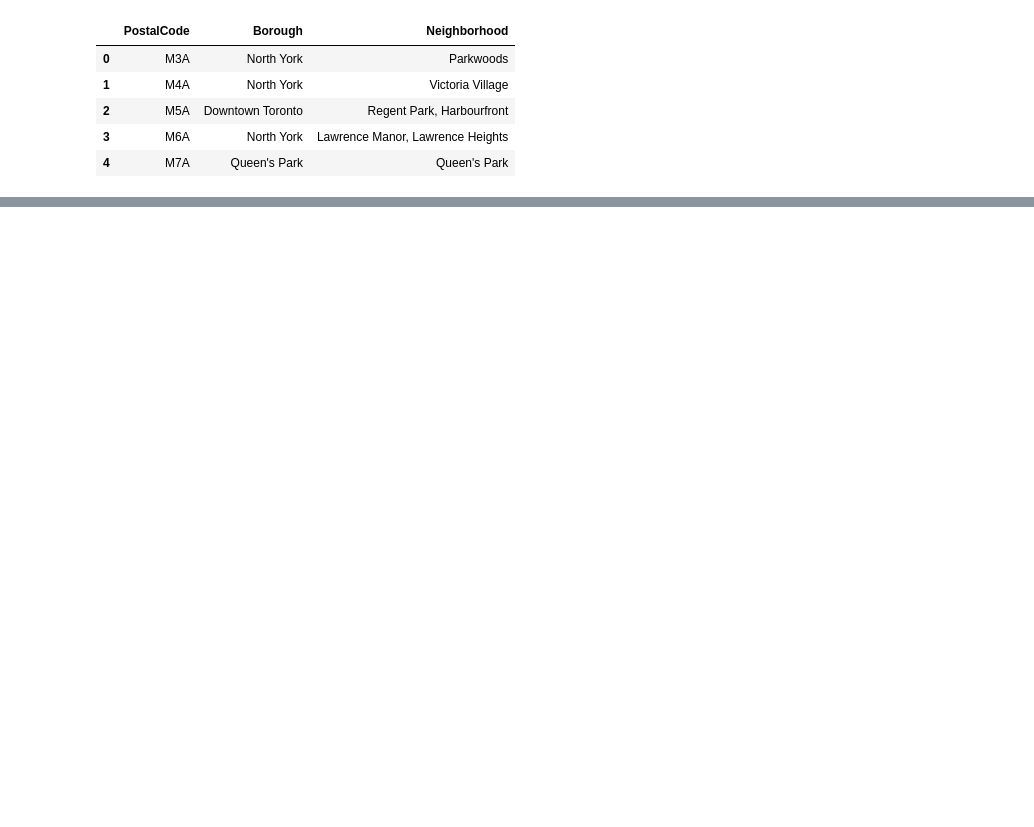
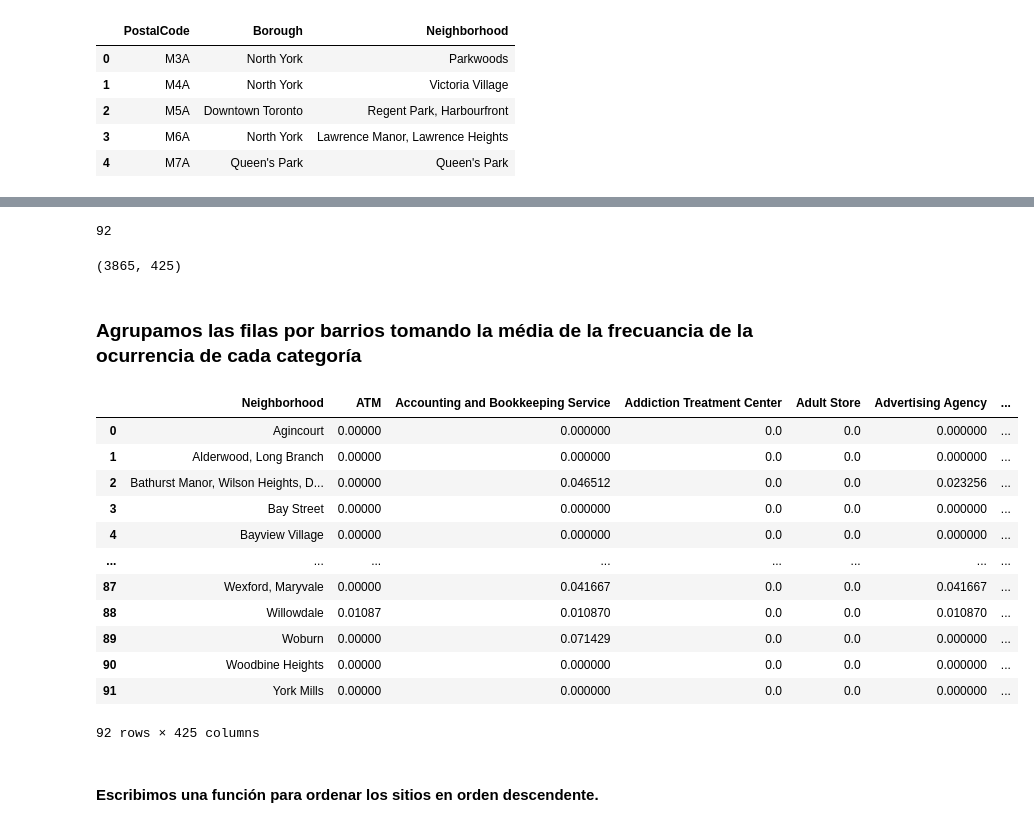
Before and after one commit to LopezAlejo02/Coursera_Capstone, a Jupyter notebook: Toronto neighborhood segmentation.ipynb, the cells around one changed output, grey strips where cells are left out. Drawn from its saved outputs; the diff is of its cells as text; code cells hidden in the pictures; blank space fills up the shorter version.

```diff
--- a/Toronto neighborhood segmentation.ipynb
+++ b/Toronto neighborhood segmentation.ipynb
@@ -125,0 +95,7 @@ Toronto_neighborhoods
+# %%
+# Agregamos las latitudes y longitudes al dataframe de vecindarios
+Toronto_neighborhoods.insert(3,'Latitude',latitudes)
+Toronto_neighborhoods.insert(4,'Longitude',longitudes)
+# limpiamos los datos, comprobando si hay algún dato no valido y eliminado ese registro
+Toronto_neighborhoods = Toronto_neighborhoods[Toronto_neighborhoods['Latitude'].notna()]
+Toronto_neighborhoods
@@ -125,0 +118,22 @@ Toronto_neighborhoods
+# %%
+# Obtenemos la latitud y la longitud de la ciudad de Toronto del primer registro de las listas de latitudes y longitudes
+
+# crear un mapa de Toronto utilizando los valores de latitud y longitud
+
+map_toronto = folium.Map(location=[latitudes[0],longitudes[0]], zoom_start=10)
+
+# añadir marcadores al mapa
+for lat, lng, borough, neighborhood in zip(Toronto_neighborhoods['Latitude'], Toronto_neighborhoods['Longitude'], Toronto_neighborhoods['Borough'], Toronto_neighborhoods['Neighborhood']):
+    label = '{}, {}'.format(neighborhood, borough)
+    label = folium.Popup(label, parse_html=True)
+    folium.CircleMarker(
+        [lat, lng],
+        radius=5,
+        popup=label,
+        color='blue',
+        fill=True,
+        fill_color='#3186cc',
+        fill_opacity=0.7,
+        parse_html=False).add_to(map_toronto)
+
+map_toronto
@@ -125,0 +213,3 @@ Toronto_neighborhoods
+# %%
+names, latitudes, longitudes =  list(Toronto_neighborhoods.loc[:,'Neighborhood']), list(Toronto_neighborhoods.loc[:,'Latitude']), list(Toronto_neighborhoods.loc[:,'Longitude'])
+venues = getNearbyVenues(names, latitudes, longitudes)
@@ -125,0 +234,35 @@ Toronto_neighborhoods
+# %%
+len(venues['Neighborhood'].unique())
+# %% [output]
+92
+# %%
+# codificación
+venues_onehot = pd.get_dummies(venues[['Venue Category']], prefix="", prefix_sep="")
+
+# añadir la columna de barrio de regreso al dataframe en la primera posición
+venues_onehot.insert(0,'Neighborhood',venues['Neighborhood'])
+
+venues_onehot.shape
+# %% [output]
+(3865, 425)
+# %% [markdown]
+### Agrupamos las filas por barrios tomando la média de la frecuancia de la ocurrencia de cada categoría
+# %%
+venues_grouped = venues_onehot.groupby('Neighborhood').mean().reset_index()
+venues_grouped
+# %% [output]
+|  | Neighborhood | ATM | Accounting and Bookkeeping Service | Addiction Treatment Center | Adult Store | Advertising Agency | ... |
+| 0 | Agincourt | 0.00000 | 0.000000 | 0.0 | 0.0 | 0.000000 | ... |
+| 1 | Alderwood, Long Branch | 0.00000 | 0.000000 | 0.0 | 0.0 | 0.000000 | ... |
+| 2 | Bathurst Manor, Wilson Heights, D... | 0.00000 | 0.046512 | 0.0 | 0.0 | 0.023256 | ... |
+| 3 | Bay Street | 0.00000 | 0.000000 | 0.0 | 0.0 | 0.000000 | ... |
+| 4 | Bayview Village | 0.00000 | 0.000000 | 0.0 | 0.0 | 0.000000 | ... |
+| ... | ... | ... | ... | ... | ... | ... | ... |
+| 87 | Wexford, Maryvale | 0.00000 | 0.041667 | 0.0 | 0.0 | 0.041667 | ... |
+| 88 | Willowdale | 0.01087 | 0.010870 | 0.0 | 0.0 | 0.010870 | ... |
+| 89 | Woburn | 0.00000 | 0.071429 | 0.0 | 0.0 | 0.000000 | ... |
+| 90 | Woodbine Heights | 0.00000 | 0.000000 | 0.0 | 0.0 | 0.000000 | ... |
+| 91 | York Mills | 0.00000 | 0.000000 | 0.0 | 0.0 | 0.000000 | ... |
+92 rows × 425 columns
+# %% [markdown]
+#### Escribimos una función para ordenar los sitios en orden descendente.
```
Also changed, not shown: parts of 38 cells of this notebook.
